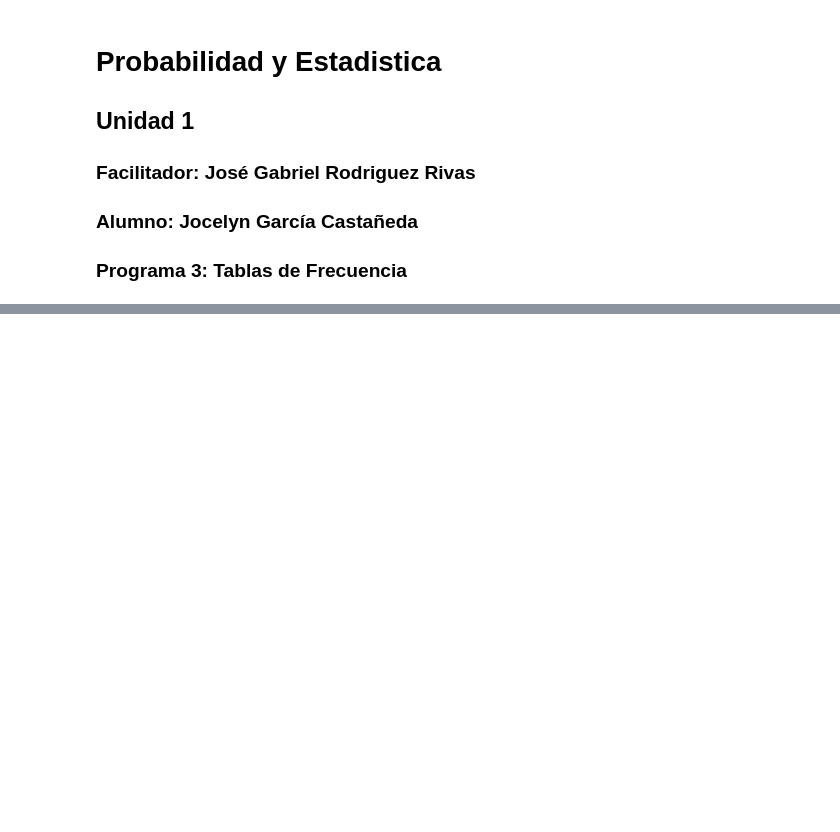
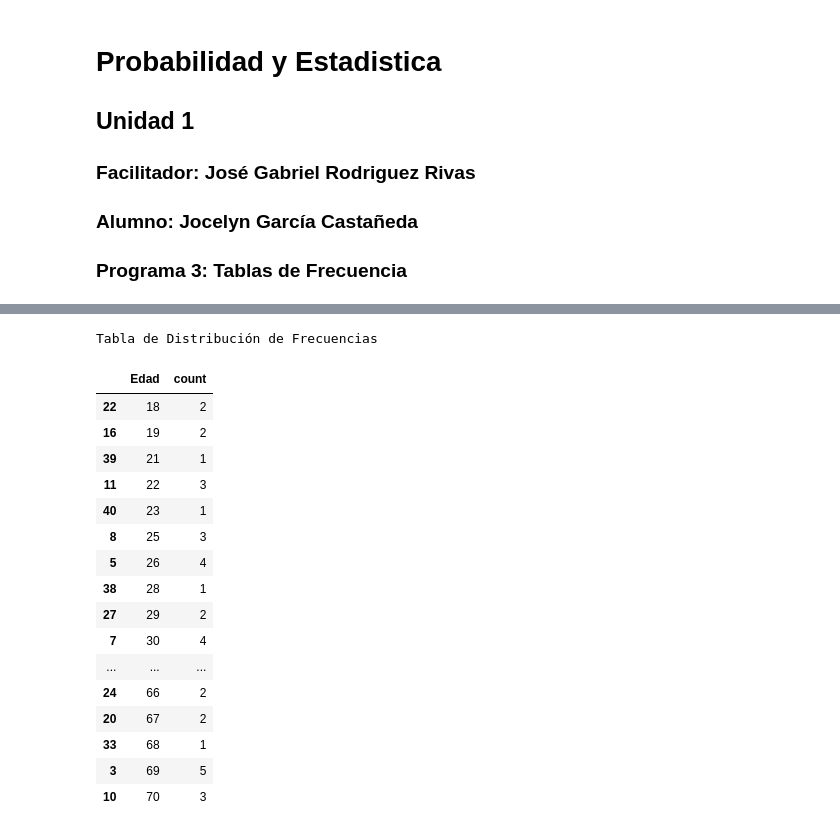
Before and after one commit to 25041032-Jocelyn/PROBABILIDAD-Y-ESTADISTICA, a Jupyter notebook: Unidad1/Practica_3.ipynb, the cells around one changed output, grey strips where cells are left out. Cells and saved outputs as stored; diff of their text form; code cells hidden in the pictures; blank space fills up the shorter version.

```diff
--- a/Unidad1/Practica_3.ipynb
+++ b/Unidad1/Practica_3.ipynb
@@ -33,0 +36,3 @@ for i in range(100):
+# %%
+df = pd.DataFrame(edades, columns = ['Edad'])
+df.head()
@@ -33,0 +46,25 @@ for i in range(100):
+# %%
+tabla_frecuencias = df['Edad'].value_counts().reset_index()
+tabla_frecuencias = tabla_frecuencias.sort_values(by = 'Edad')
+
+print("Tabla de Distribución de Frecuencias")
+tabla_frecuencias
+# %% [output]
+Tabla de Distribución de Frecuencias
+|  | Edad | count |
+| 22 | 18 | 2 |
+| 16 | 19 | 2 |
+| 39 | 21 | 1 |
+| 11 | 22 | 3 |
+| 40 | 23 | 1 |
+| 8 | 25 | 3 |
+| 5 | 26 | 4 |
+| 38 | 28 | 1 |
+| 27 | 29 | 2 |
+| 7 | 30 | 4 |
+| ... | ... | ... |
+| 24 | 66 | 2 |
+| 20 | 67 | 2 |
+| 33 | 68 | 1 |
+| 3 | 69 | 5 |
+| 10 | 70 | 3 |
```
Also changed, not shown: parts of 4 cells of this notebook.
